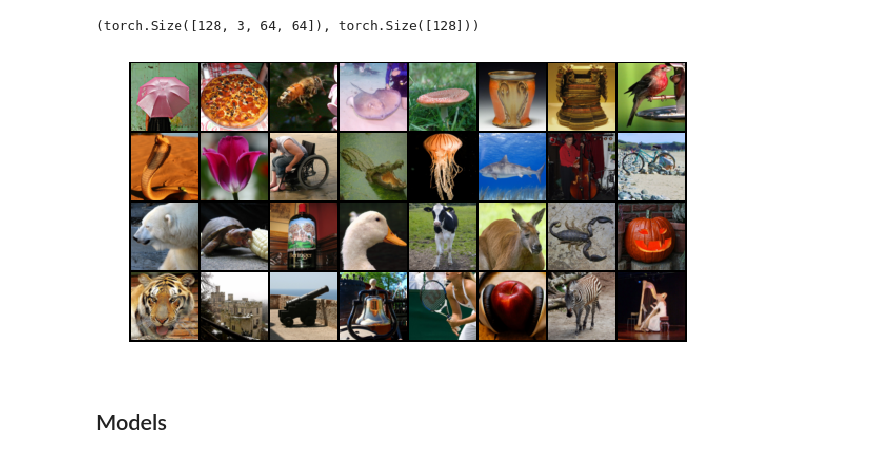
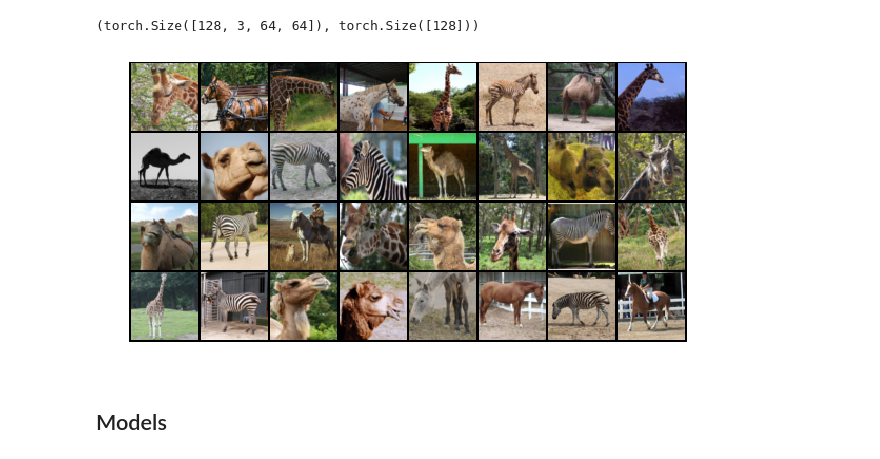
Before and after one commit to hdmamin/GAN-architectures, a Jupyter notebook: dcgan.ipynb, the cells around one changed output. Cells and saved outputs as stored; diff of their text form; code cells hidden in the pictures.

```diff
--- a/dcgan.ipynb
+++ b/dcgan.ipynb
@@ -16,6 +16,23 @@ from torchvision.datasets import ImageFolder, DatasetFolder
 import torchvision.utils as vutils
 # %% [markdown]
 ## Dataset and Data Loader
+# %%
+def show_batch(dl, limit=32):
+    """Display a batch of images.
+
+    Parameters
+    -----------
+    dl: DataLoader
+    limit: int
+        Max # of images to display (since we usually don't need to see all 128
+        images in the batch).
+    """
+    batch = next(iter(dl))
+    fig, ax = plt.subplots(figsize=(10, 10))
+    plt.imshow(np.transpose(vutils.make_grid(batch[0][:32], normalize=True,
+                                             nrow=8), (1, 2, 0)))
+    plt.axis('off')
+    plt.show()
 # %%
 ngpu = 0
 img_size = 64
@@ -37,14 +54,6 @@ batch = next(iter(photo_dl))
 batch[0].shape, batch[1].shape
 # %% [output]
 (torch.Size([128, 3, 64, 64]), torch.Size([128]))
-# %%
-fig, ax = plt.subplots(figsize=(10, 10))
-plt.imshow(np.transpose(vutils.make_grid(batch[0][:32], normalize=True,
-                                         nrow=8), (1, 2, 0)))
-plt.axis('off')
-plt.show()
-# %% [output]
-[figure, removed]
 # %%
 # For testing, try folder that contains: camel, giraffe, horse, zebra
 root_small = root + '/tmp'
@@ -52,6 +61,10 @@ small_bs = 50
 
 small_ds = ImageFolder(root_small, transform=tfms)
 small_dl = DataLoader(small_ds, batch_size=small_bs, shuffle=True)
+# %%
+show_batch(small_dl)
+# %% [output]
+[figure, added]
 # %% [markdown]
 ## Models
 # %%
```
